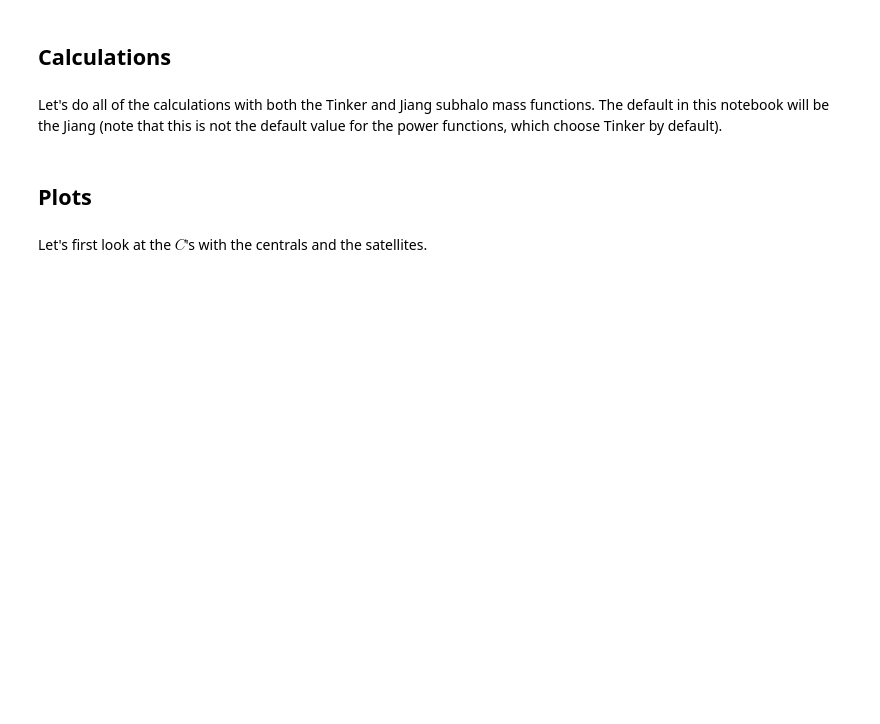
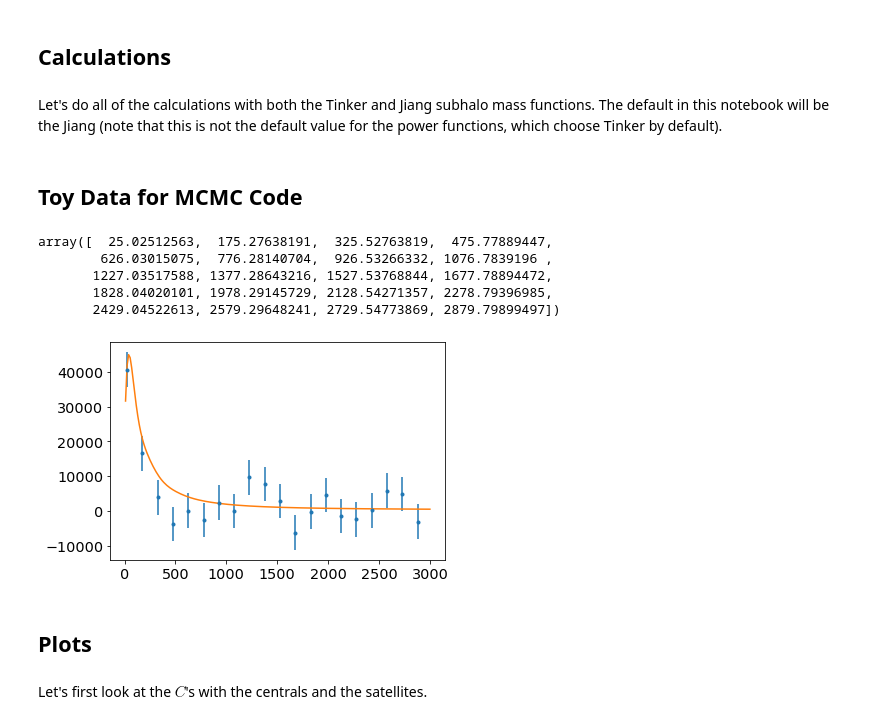
Before and after one commit to simonsobs/hmvec, a Jupyter notebook: cib_example.ipynb, the cells around one changed output. Saved outputs shown, nothing was run; the diff lists cells and outputs as text; code cells hidden in the pictures; blank space fills up the shorter version.

```diff
--- a/cib_example.ipynb
+++ b/cib_example.ipynb
@@ -82,3 +98,14 @@ C_tot, dcdz_tot = hcos.C_ii(ells, redshifts, ks, Pjj_tot, dcdzflag=True)
 C_1h, dcdz_1h = hcos.C_ii(ells, redshifts, ks, Pjj_1h, dcdzflag=True)
 C_2h, dcdz_2h = hcos.C_ii(ells, redshifts, ks, Pjj_2h, dcdzflag=True)
 C_cen, dcdz_cen = hcos.C_ii(ells, redshifts, ks, Pjj_cen, dcdzflag=True)
+# %% [markdown]
+## Toy Data for MCMC Code
+# %%
+xdata = ells[1::int(len(ells)/20)]
+xdata
+# %% [output]
+array([  25.02512563,  175.27638191,  325.52763819,  475.77889447,
+        626.03015075,  776.28140704,  926.53266332, 1076.7839196 ,
+       1227.03517588, 1377.28643216, 1527.53768844, 1677.78894472,
+       1828.04020101, 1978.29145729, 2128.54271357, 2278.79396985,
+       2429.04522613, 2579.29648241, 2729.54773869, 2879.79899497])
@@ -84,0 +115,8 @@ C_cen, dcdz_cen = hcos.C_ii(ells, redshifts, ks, Pjj_cen, dcdzflag=True)
+# %%
+sigma = 5.0e3
+ydata = np.random.normal(loc=C_tot[1::int(len(ells)/20)]* 3e-15, scale=sigma)
+# %%
+plt.errorbar(xdata,ydata, yerr=sigma, fmt='.')
+plt.plot(ells, C_tot * 3e-15);
+# %% [output]
+[figure, added]
```
Also changed, not shown: parts of 22 cells of this notebook, 1 other file.
